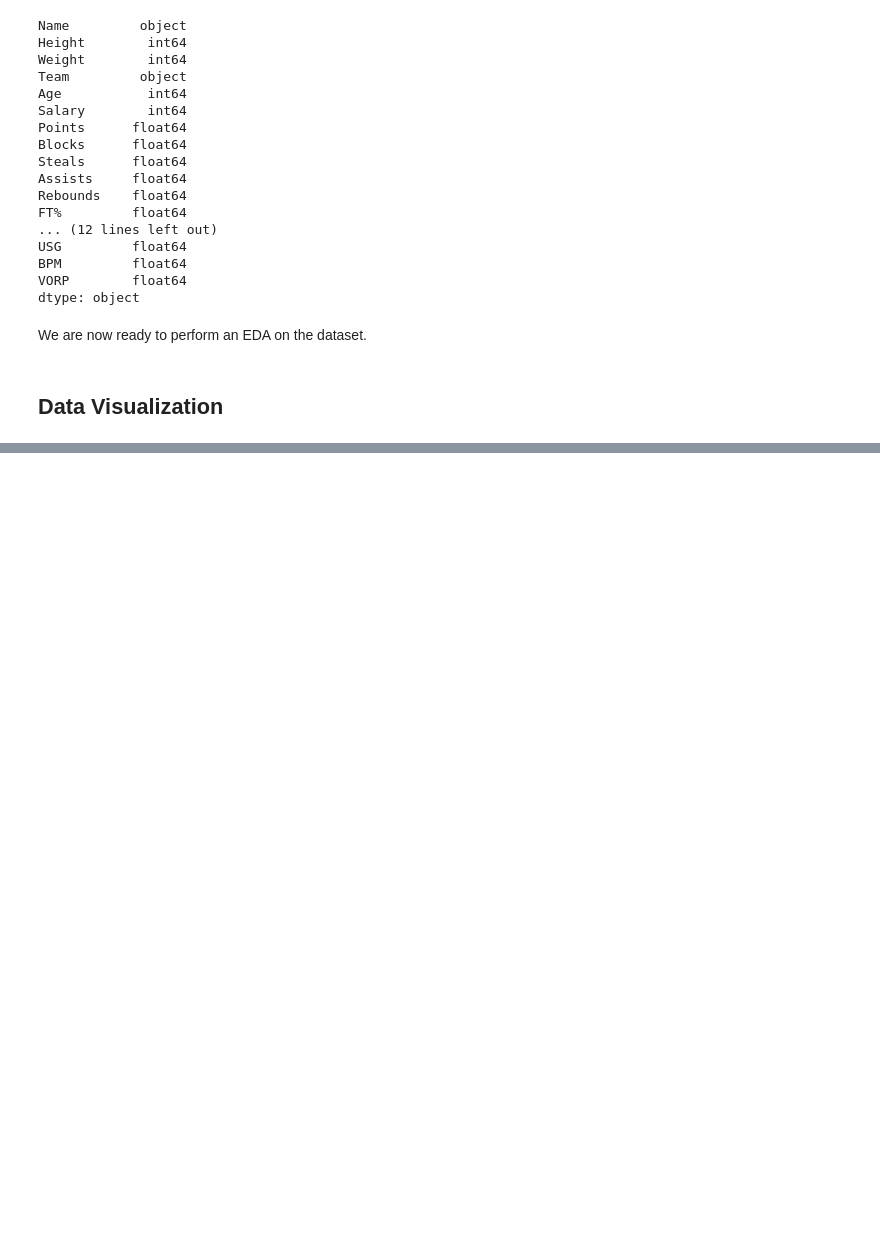
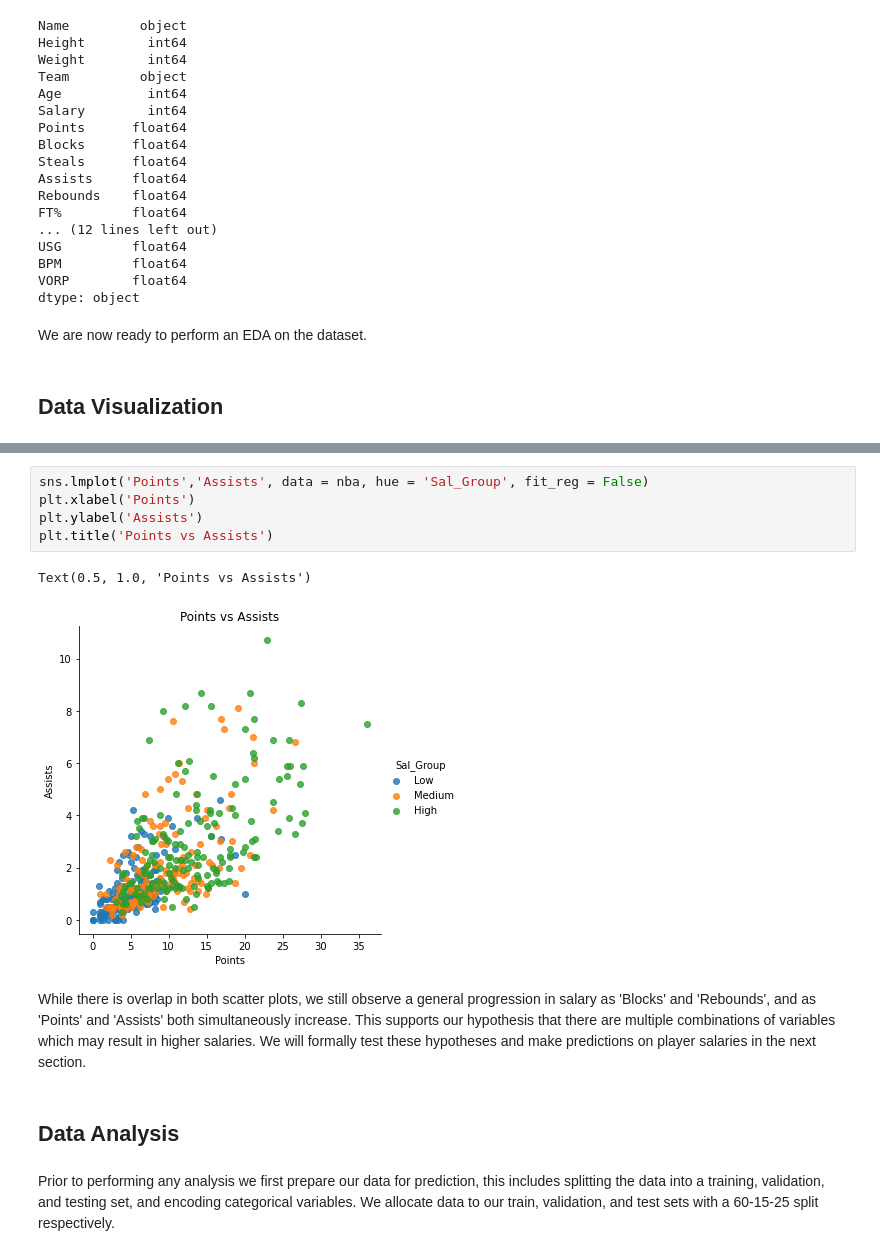
Before and after one commit to EdJWang/EdJWang.github.io, a Jupyter notebook: Projects/NBA.ipynb, the cells around one changed output, grey strips where cells are left out. Drawn from its saved outputs; the diff is of its cells as text; blank space fills up the shorter version.

```diff
--- a/Projects/NBA.ipynb
+++ b/Projects/NBA.ipynb
@@ -245,0 +303,15 @@ We are now ready to perform an EDA on the dataset.
+# %%
+sns.lmplot('Points','Assists', data = nba, hue = 'Sal_Group', fit_reg = False)
+plt.xlabel('Points')
+plt.ylabel('Assists')
+plt.title('Points vs Assists')
+# %% [output]
+Text(0.5, 1.0, 'Points vs Assists')
+[figure, added]
+# %% [markdown]
+While there is overlap in both scatter plots, we still observe a general progression in salary as 'Blocks' and 'Rebounds', and as 'Points' and 'Assists' both simultaneously increase. This supports our hypothesis that there are multiple combinations of variables which may result in higher salaries. We will formally test these hypotheses and make predictions on player salaries in the next section.
+# %% [markdown]
+<a id='Data_An'></a>
+## Data Analysis
+# %% [markdown]
+Prior to performing any analysis we first prepare our data for prediction, this includes splitting the data into a training, validation, and testing set, and encoding categorical variables. We allocate data to our train, validation, and test sets with a 60-15-25 split respectively.
```
Also changed, not shown: parts of 26 cells of this notebook.
